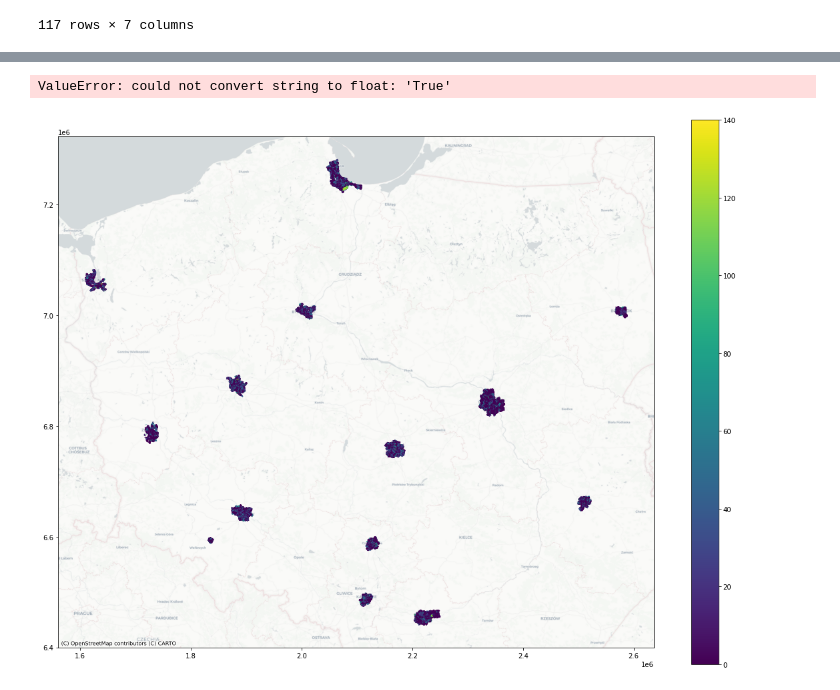
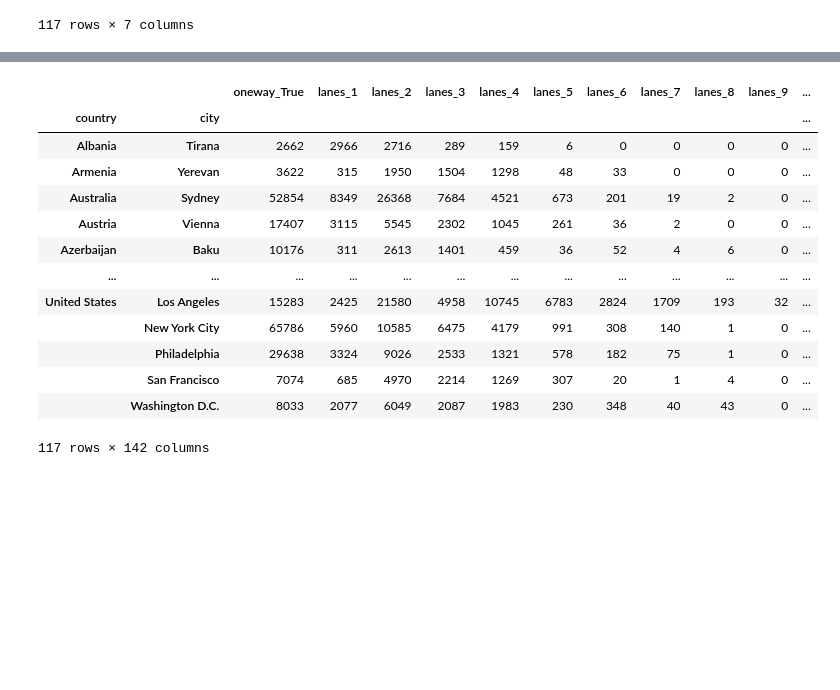
Before and after one commit to Calychas/highway2vec, a Jupyter notebook: notebooks/explorative.ipynb, the cells around one changed output, grey strips where cells are left out. Saved outputs shown, nothing was run; the diff lists cells and outputs as text; code cells hidden in the pictures; blank space fills up the shorter version.

Commit message:
add edges filename function, update explorative notebook

```diff
--- a/notebooks/explorative.ipynb
+++ b/notebooks/explorative.ipynb
@@ -47,10 +47,15 @@ cities
 resolution = 9
 buffered = True
 network_type = "drive"
+intersection_based = False
 
 pbar = tqdm(cities.itertuples(), total=cities.shape[0])
 hexagons = []
-edges = []
+cities_agg = []
+
+features_top_level = list(FEATURESET.keys())
+df_feature_counts = pd.DataFrame(data={"feature": features_top_level, "count": 0 }).set_index("feature")
+n = 0
 for row in pbar:
     place_name = f"{row.city},{row.country}"
     place_dir_name = get_place_dir_name(place_name)
@@ -59,23 +64,31 @@ for row in pbar:
     pbar.set_description(place_name)
 
     try:
-        hexagons_city = gpd.read_file(gpkg_path, layer=f"hex_{get_resolution_buffered_suffix(resolution, buffered)}")
-        hexagons_city["city"] = row.city
-        hexagons_city["country"] = row.country
-        hexagons.append(hexagons_city)
+        # hexagons_city = gpd.read_file(gpkg_path, layer=f"hex_{get_resolution_buffered_suffix(resolution, buffered)}")
+        # hexagons_city["city"] = row.city
+        # hexagons_city["country"] = row.country
+        # hexagons.append(hexagons_city)
 
-        edges_city = gpd.read_feather(place_dir_path / f"edges_{network_type}_{get_resolution_buffered_suffix(resolution, buffered)}.feather")
+        edges_city = gpd.read_feather(place_dir_path / get_edges_with_features_filename(network_type, resolution, buffered, intersection_based))
+        n += len(edges_city)
+
         edges_city["city"] = row.city
         edges_city["country"] = row.country
-        edges.append(edges_city)
+
+        for feature in features_top_level:
+            columns = [x for x in edges_city.columns if feature in x]
+            count = edges_city[columns].max(axis=1).sum()
+            df_feature_counts.loc[feature] += count
+
+        city_agg = edges_city.drop(columns=["u", "v", "key", "id"]).groupby(["country", "city"]).sum()
+        cities_agg.append(city_agg)
     except Exception as e:
         print("\nFailed", place_name, e)
 
 
-hexagons = pd.concat(hexagons, ignore_index=True).set_index("h3_id")
-edges = pd.concat(edges, ignore_index=True)
-hex_agg = aggregate_hex(edges.drop(columns=["city", "country"]))
+# hexagons = pd.concat(hexagons, ignore_index=True).set_index("h3_id")
+df_cities_agg = pd.concat(cities_agg)
+df_agg = df_cities_agg.sum()
 
-
-del hexagons_city
+# del hexagons_city
 del edges_city
@@ -126,19 +95,17 @@ plt.show()
-# %%
-from src.tools.feature_extraction import melt_and_max
-
-df_agg = edges.copy()
-for column_name in ["oneway", "lanes", "maxspeed", "width"]:
-    columns = [x for x in edges.columns if column_name in x]
-    df_agg = df_agg.join(melt_and_max(edges, column_name, columns), on="id")
-df_agg = df_agg.set_crs(epsg=4326)
-# %% [output]
-ValueError: could not convert string to float: 'True'
-# %%
-column_name = "maxspeed"
-
-fig, ax = plt.subplots(1, 1, figsize=(20, 15))
-ax.set_aspect('equal')
-df_agg.to_crs(epsg=3857).plot(ax=ax, column=column_name, alpha=1, legend=True, linewidth=3)
-ctx.add_basemap(ax, source=ctx.providers.CartoDB.Positron)
-# %% [output]
-[figure, removed]
+# %%
+df_cities_agg
+# %% [output]
+|  |  | oneway_True | lanes_1 | lanes_2 | lanes_3 | lanes_4 | lanes_5 | lanes_6 | lanes_7 | lanes_8 | lanes_9 | ... |
+| country | city |  |  |  |  |  |  |  |  |  |  | ... |
+| Albania | Tirana | 2662 | 2966 | 2716 | 289 | 159 | 6 | 0 | 0 | 0 | 0 | ... |
+| Armenia | Yerevan | 3622 | 315 | 1950 | 1504 | 1298 | 48 | 33 | 0 | 0 | 0 | ... |
+| Australia | Sydney | 52854 | 8349 | 26368 | 7684 | 4521 | 673 | 201 | 19 | 2 | 0 | ... |
+| Austria | Vienna | 17407 | 3115 | 5545 | 2302 | 1045 | 261 | 36 | 2 | 0 | 0 | ... |
+| Azerbaijan | Baku | 10176 | 311 | 2613 | 1401 | 459 | 36 | 52 | 4 | 6 | 0 | ... |
+| ... | ... | ... | ... | ... | ... | ... | ... | ... | ... | ... | ... | ... |
+| United States | Los Angeles | 15283 | 2425 | 21580 | 4958 | 10745 | 6783 | 2824 | 1709 | 193 | 32 | ... |
+|  | New York City | 65786 | 5960 | 10585 | 6475 | 4179 | 991 | 308 | 140 | 1 | 0 | ... |
+|  | Philadelphia | 29638 | 3324 | 9026 | 2533 | 1321 | 578 | 182 | 75 | 1 | 0 | ... |
+|  | San Francisco | 7074 | 685 | 4970 | 2214 | 1269 | 307 | 20 | 1 | 4 | 0 | ... |
+|  | Washington D.C. | 8033 | 2077 | 6049 | 2087 | 1983 | 230 | 348 | 40 | 43 | 0 | ... |
+117 rows × 142 columns
```
Also changed, not shown: parts of 9 cells of this notebook, 3 other files.
